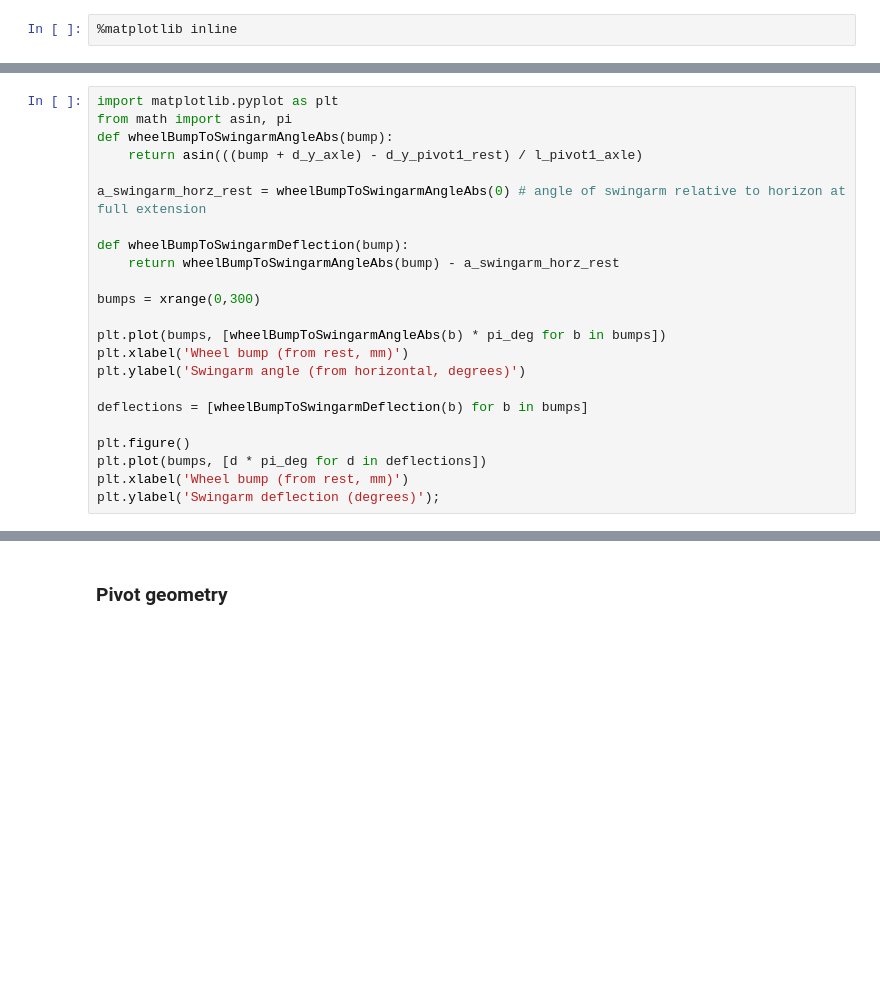
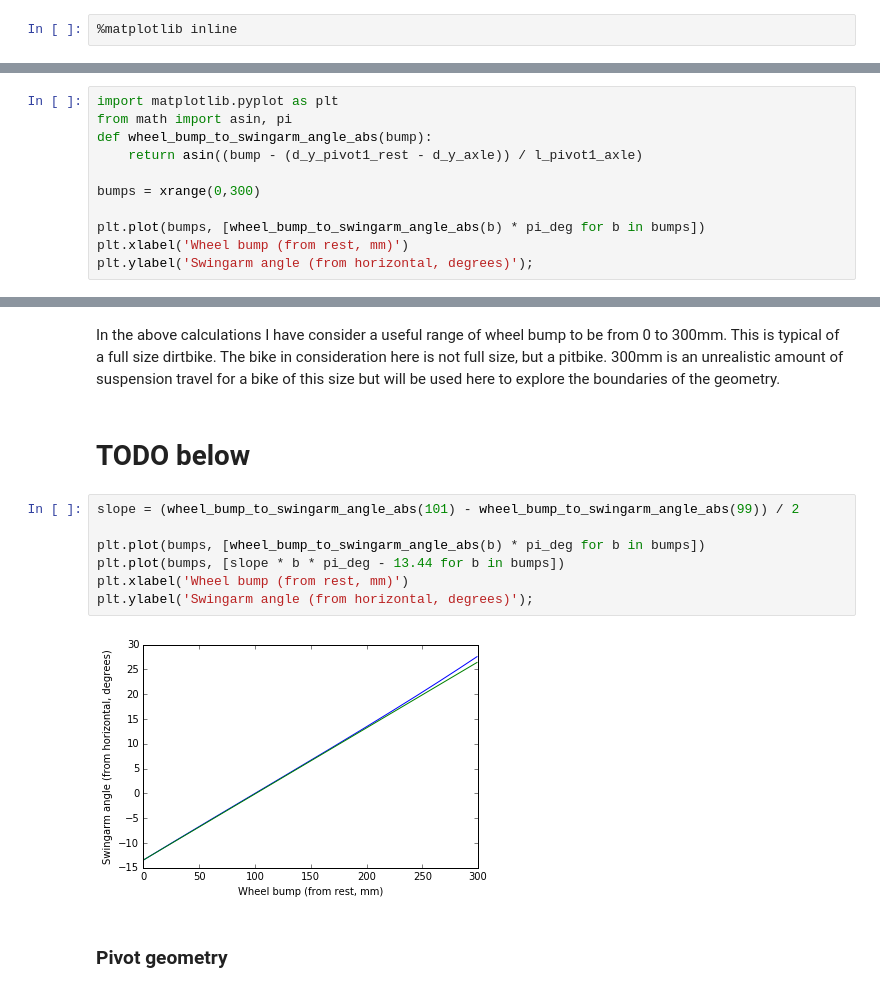
Before and after one commit to petekneller/motorcycle-rear-suspension, a Jupyter notebook: main.ipynb, the cells around one changed output, grey strips where cells are left out. Cells and saved outputs as stored; diff of their text form; blank space fills up the shorter version.

Commit message:
Fleshes out the analysis of wheel travel and swingarm geometry

```diff
--- a/main.ipynb
+++ b/main.ipynb
@@ -138,25 +182,13 @@ It's the vertical motion of the wheel that the rider feels (or the vertical moti
 # %%
 import matplotlib.pyplot as plt
 from math import asin, pi
-def wheelBumpToSwingarmAngleAbs(bump):
-    return asin(((bump + d_y_axle) - d_y_pivot1_rest) / l_pivot1_axle)
-
-a_swingarm_horz_rest = wheelBumpToSwingarmAngleAbs(0) # angle of swingarm relative to horizon at full extension
-
-def wheelBumpToSwingarmDeflection(bump):
-    return wheelBumpToSwingarmAngleAbs(bump) - a_swingarm_horz_rest
+def wheel_bump_to_swingarm_angle_abs(bump):
+    return asin((bump - (d_y_pivot1_rest - d_y_axle)) / l_pivot1_axle)
 
 bumps = xrange(0,300)
 
-plt.plot(bumps, [wheelBumpToSwingarmAngleAbs(b) * pi_deg for b in bumps])
+plt.plot(bumps, [wheel_bump_to_swingarm_angle_abs(b) * pi_deg for b in bumps])
 plt.xlabel('Wheel bump (from rest, mm)')
-plt.ylabel('Swingarm angle (from horizontal, degrees)')
-
-deflections = [wheelBumpToSwingarmDeflection(b) for b in bumps]
-
-plt.figure()
-plt.plot(bumps, [d * pi_deg for d in deflections])
-plt.xlabel('Wheel bump (from rest, mm)')
-plt.ylabel('Swingarm deflection (degrees)');
+plt.ylabel('Swingarm angle (from horizontal, degrees)');
 # %% [output]
 [figure]
@@ -164,3 +212,16 @@ plt.ylabel('Swingarm deflection (degrees)');
+# %% [markdown]
+In the above calculations I have consider a useful range of wheel bump to be from 0 to 300mm. This is typical of a full size dirtbike. The bike in consideration here is not full size, but a pitbike. 300mm is an unrealistic amount of suspension travel for a bike of this size but will be used here to explore the boundaries of the geometry.
+# %% [markdown]
+# TODO below
+# %%
+slope = (wheel_bump_to_swingarm_angle_abs(101) - wheel_bump_to_swingarm_angle_abs(99)) / 2
+
+plt.plot(bumps, [wheel_bump_to_swingarm_angle_abs(b) * pi_deg for b in bumps])
+plt.plot(bumps, [slope * b * pi_deg - 13.44 for b in bumps])
+plt.xlabel('Wheel bump (from rest, mm)')
+plt.ylabel('Swingarm angle (from horizontal, degrees)');
+# %% [output]
+[figure, added]
 # %% [markdown]
 ### Pivot geometry
 # %%
```
Also changed, not shown: parts of 10 cells of this notebook.
